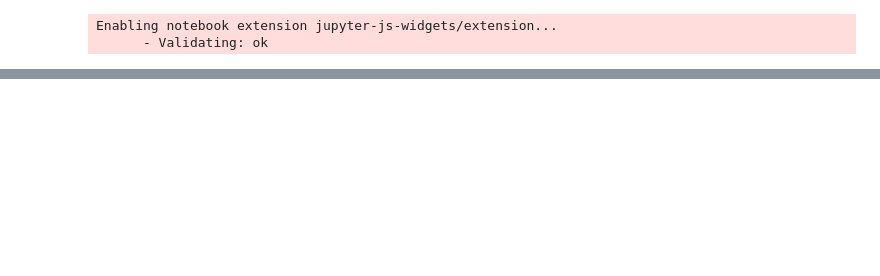
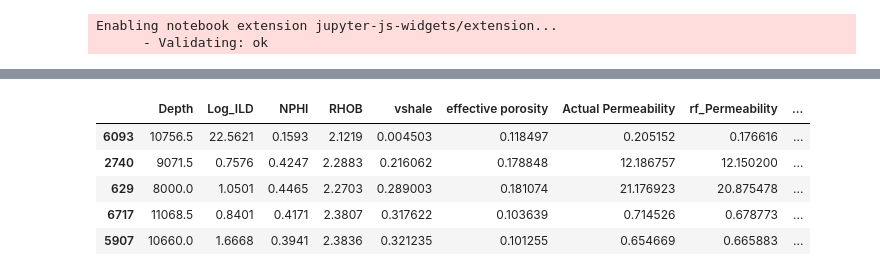
Before and after one commit to Egbetimmy/MSc-Project, a Jupyter notebook: permeability_model.ipynb, the cells around one changed output, grey strips where cells are left out. Drawn from its saved outputs; the diff is of its cells as text; code cells hidden in the pictures; blank space fills up the shorter version.

```diff
--- a/permeability_model.ipynb
+++ b/permeability_model.ipynb
@@ -229,0 +320,30 @@ results_df.head()
+# %%
+# Predict y values for x_test
+y_pred_rf_train = model_rf.predict(X_train)
+y_pred_dt_train = model_dt.predict(X_train)
+y_pred_gb_train = model_gb.predict(X_train)
+
+X_train_df = pd.DataFrame(X_train, columns=['Depth', 'Log_ILD', 'NPHI', 'RHOB', 'vshale', 'PHIeff'])
+
+# Create a dataframe with x_test, y_test, and y_predict
+train_df = pd.DataFrame({'Depth': X_train_df['Depth'],
+                           'Log_ILD': X_train_df['Log_ILD'],
+                           'NPHI': X_train_df['NPHI'],
+                           'RHOB': X_train_df['RHOB'],
+                           'vshale': X_train_df['vshale'],
+                           'effective porosity': X_train_df['PHIeff'],
+                           'Actual Permeability': y_train,
+                           'rf_Permeability': y_pred_rf_train,
+                           'dt_Permeability': y_pred_dt_train,
+                           'gb_Permeability': y_pred_gb_train})
+
+# Print the dataframe
+train_df.to_csv('results.csv', index=False)
+train_df.head()
+# %% [output]
+|  | Depth | Log_ILD | NPHI | RHOB | vshale | effective porosity | Actual Permeability | rf_Permeability | ... |
+| 6093 | 10756.5 | 22.5621 | 0.1593 | 2.1219 | 0.004503 | 0.118497 | 0.205152 | 0.176616 | ... |
+| 2740 | 9071.5 | 0.7576 | 0.4247 | 2.2883 | 0.216062 | 0.178848 | 12.186757 | 12.150200 | ... |
+| 629 | 8000.0 | 1.0501 | 0.4465 | 2.2703 | 0.289003 | 0.181074 | 21.176923 | 20.875478 | ... |
+| 6717 | 11068.5 | 0.8401 | 0.4171 | 2.3807 | 0.317622 | 0.103639 | 0.714526 | 0.678773 | ... |
+| 5907 | 10660.0 | 1.6668 | 0.3941 | 2.3836 | 0.321235 | 0.101255 | 0.654669 | 0.665883 | ... |
```
Also changed, not shown: parts of 16 cells of this notebook.
